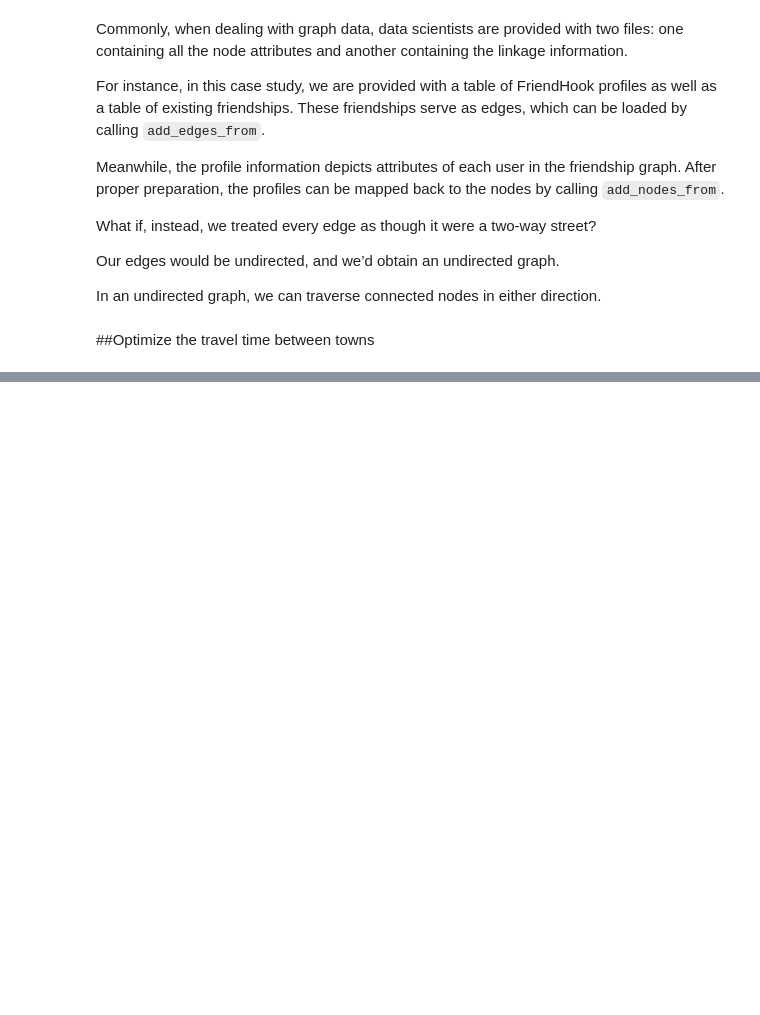
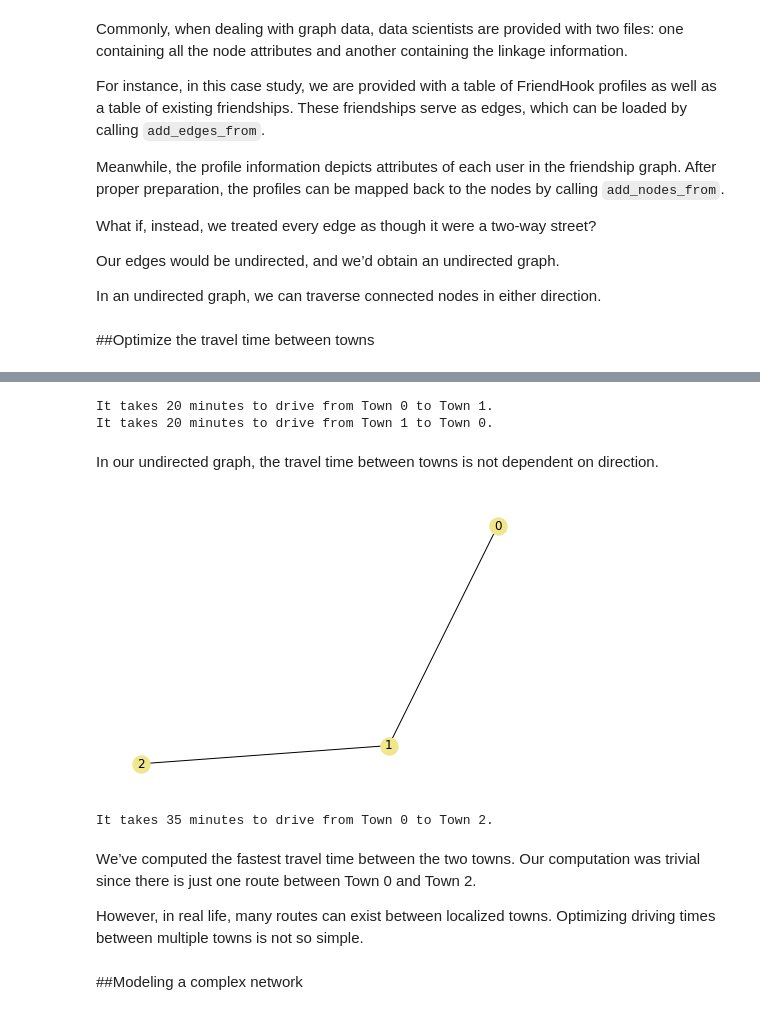
Before and after one commit to rahiakela/data-science-research-and-practice, a Jupyter notebook: case-study-5--predicting-future-friendships/01_graph_theory_and_network_analysis.ipynb, the cells around one changed output, grey strips where cells are left out. Saved outputs shown, nothing was run; the diff lists cells and outputs as text; code cells hidden in the pictures; blank space fills up the shorter version.

```diff
--- a/case-study-5--predicting-future-friendships/01_graph_theory_and_network_analysis.ipynb
+++ b/case-study-5--predicting-future-friendships/01_graph_theory_and_network_analysis.ipynb
@@ -333,0 +344,40 @@ can traverse connected nodes in either direction.
+# %%
+# Creating a two-node undirected graph
+G = nx.Graph()
+G.add_edge(0, 1)
+G[0][1]["travel_time"] = 20
+# %%
+# Checking the edge attribute of a graph
+for i, j in [(0, 1), (1, 0)]:
+  travel_time = G[i][j]["travel_time"]
+  print(f"It takes {travel_time} minutes to drive from Town {i} to Town {j}.")
+# %% [output]
+It takes 20 minutes to drive from Town 0 to Town 1.
+It takes 20 minutes to drive from Town 1 to Town 0.
+# %% [markdown]
+In our undirected graph, the travel
+time between towns is not dependent on direction.
+# %%
+# Visualizing a path between multiple towns
+np.random.seed(0)
+
+G.add_edge(1, 2, travel_time=15)
+nx.draw(G, with_labels=True, node_color="khaki")
+plt.show()
+# %% [output]
+[figure, added]
+# %%
+# Computing the travel time between towns
+travel_time = sum(G[i][1]["travel_time"] for i in [0, 2])
+print(f"It takes {travel_time} minutes to drive from Town 0 to Town 2.")
+# %% [output]
+It takes 35 minutes to drive from Town 0 to Town 2.
+# %% [markdown]
+We’ve computed the fastest travel time between the two towns. Our computation was
+trivial since there is just one route between Town 0 and Town 2.
+
+However, in real life,
+many routes can exist between localized towns. Optimizing driving times between
+multiple towns is not so simple.
+# %% [markdown]
+##Modeling a complex network
```
Also changed, not shown: parts of 4 cells of this notebook.
